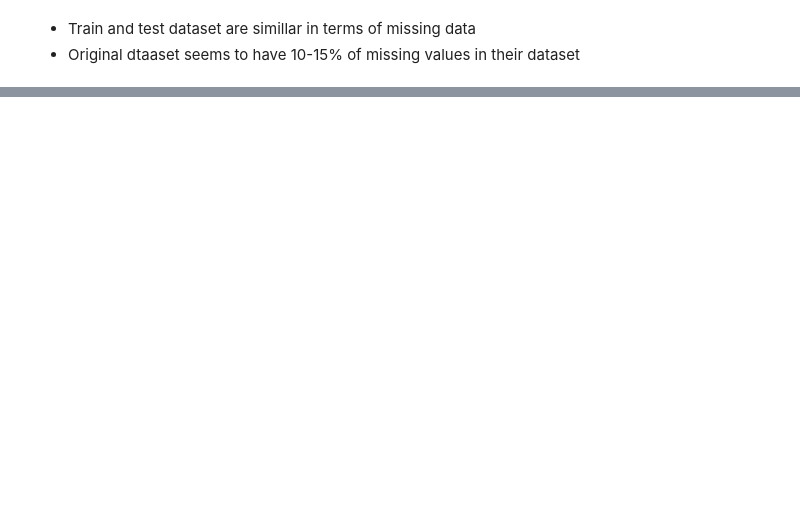
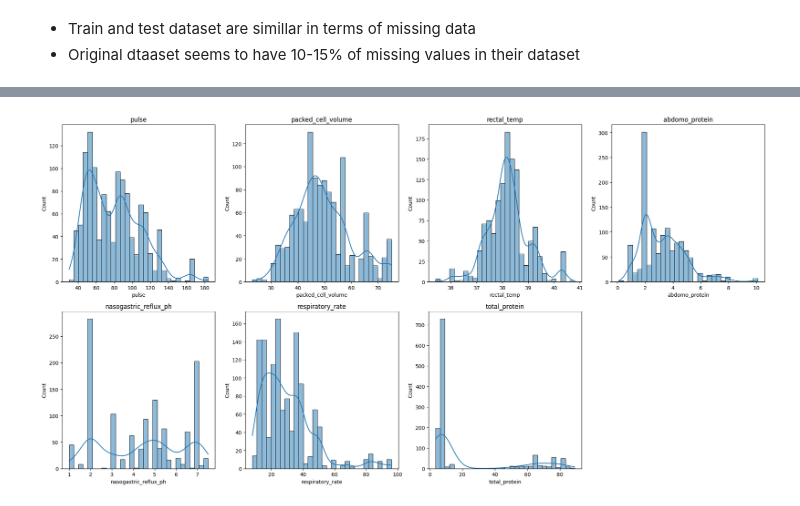
Before and after one commit to D-Aditya-Amarnath/Horse-Medical-Condition-Kaggle-S3E22, a Jupyter notebook: S3E22.ipynb, the cells around one changed output, grey strips where cells are left out. Cells and saved outputs as stored; diff of their text form; code cells hidden in the pictures; blank space fills up the shorter version.

```diff
--- a/S3E22.ipynb
+++ b/S3E22.ipynb
@@ -85,0 +227,12 @@ fig.show()
+# %%
+# Visualization for Continuous Numeric Columns
+plt.figure(figsize=(20, 15))
+for i, col in enumerate(continuous_numeric_cols, 1):
+    plt.subplot(3, 4, i)
+    sns.histplot(data=train_df, x=col, kde=True, bins=30)
+    plt.title(col)
+
+plt.tight_layout()
+plt.show()
+# %% [output]
+[figure, added]
```
Also changed, not shown: parts of 33 cells of this notebook.
